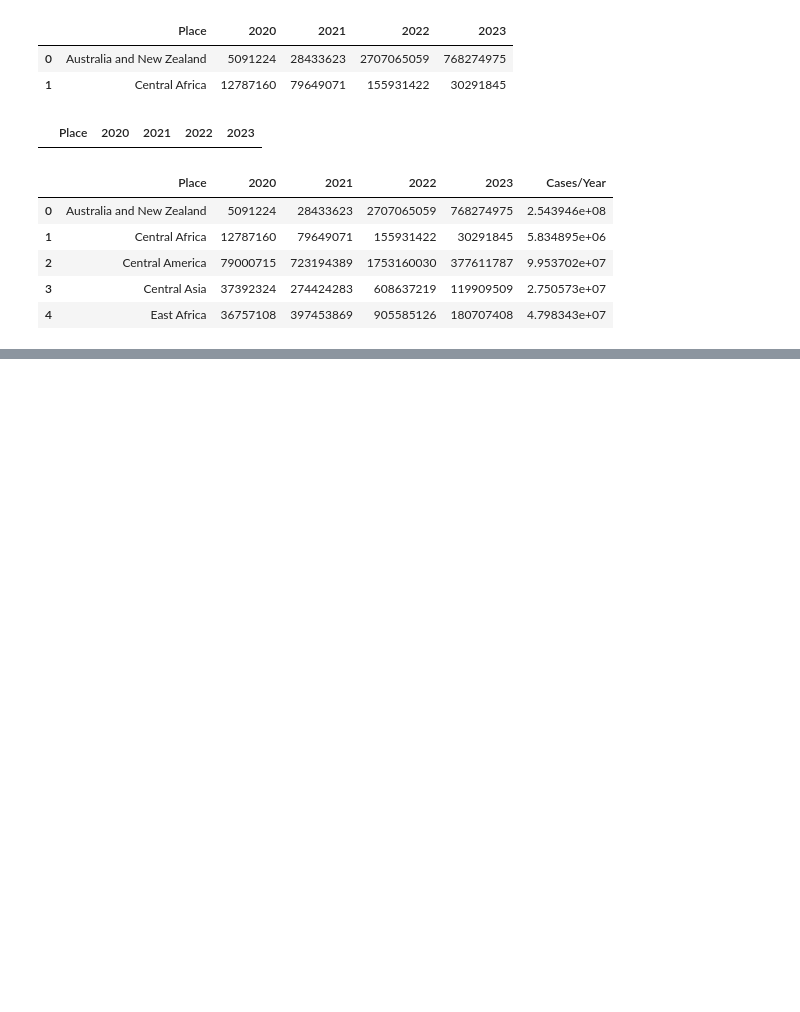
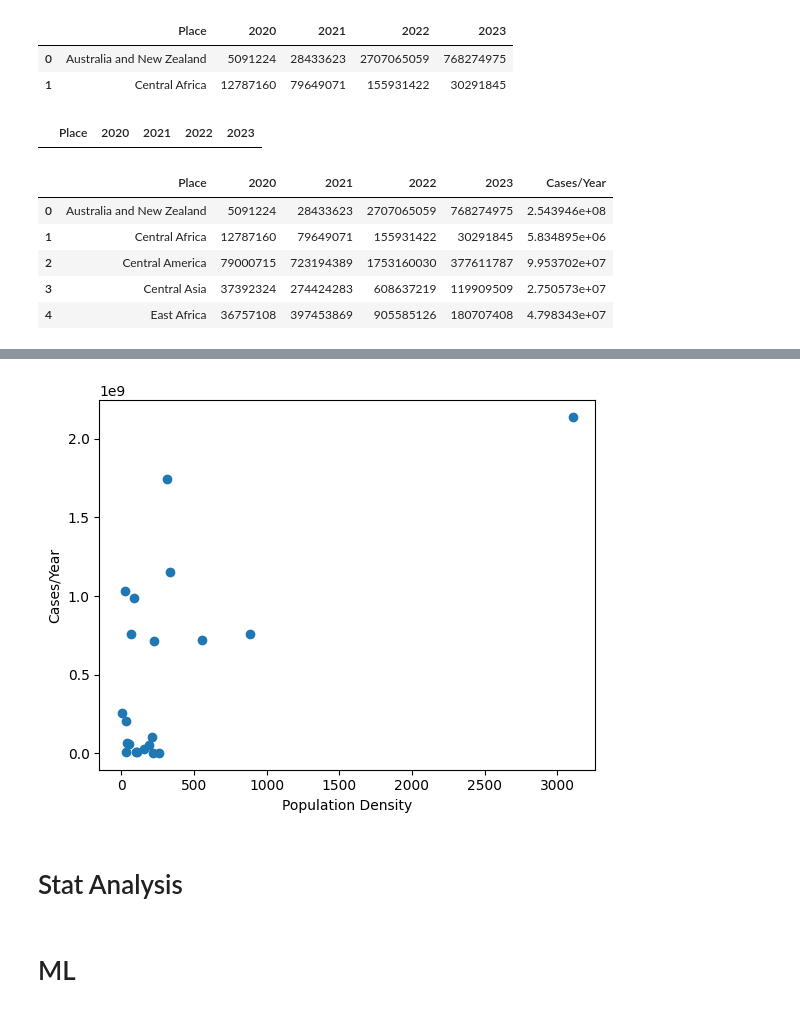
Before and after one commit to lily-the-real-lilly/first, a Jupyter notebook: CovidResearch.ipynb, the cells around one changed output, grey strips where cells are left out. Saved outputs shown, nothing was run; the diff lists cells and outputs as text; code cells hidden in the pictures; blank space fills up the shorter version.

```diff
--- a/CovidResearch.ipynb
+++ b/CovidResearch.ipynb
@@ -520,0 +539,3 @@ dropcords
+# %%
+dropcords['Avg People/Sq Km'] = [4, 108, 210, 159, 190, 314, 86, 31, 222, 257, 53, 35, 65, 219, 40, 24, 557, 334, 885, 104, 3107]
+dropcords.head(5)
@@ -520,0 +549,13 @@ dropcords
+# %%
+x = dropcords['Avg People/Sq Km']
+y = dropcords['Cases/Year']
+plt.scatter(x,y)
+plt.xlabel('Population Density')
+plt.ylabel('Cases/Year')
+plt.show()
+# %% [output]
+[figure, added]
+# %% [markdown]
+# Stat Analysis
+# %% [markdown]
+# ML
```
Also changed, not shown: parts of 9 cells of this notebook.
